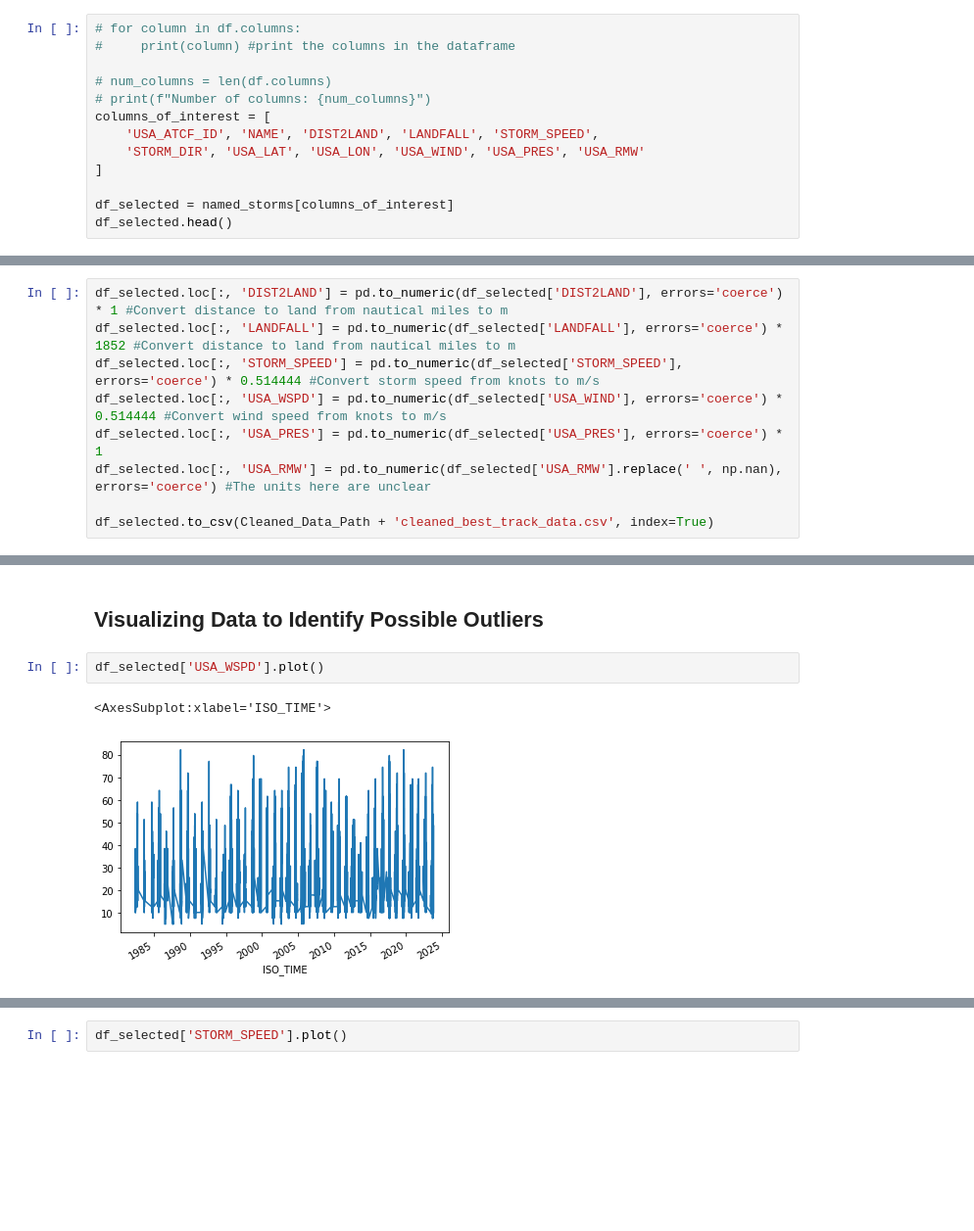
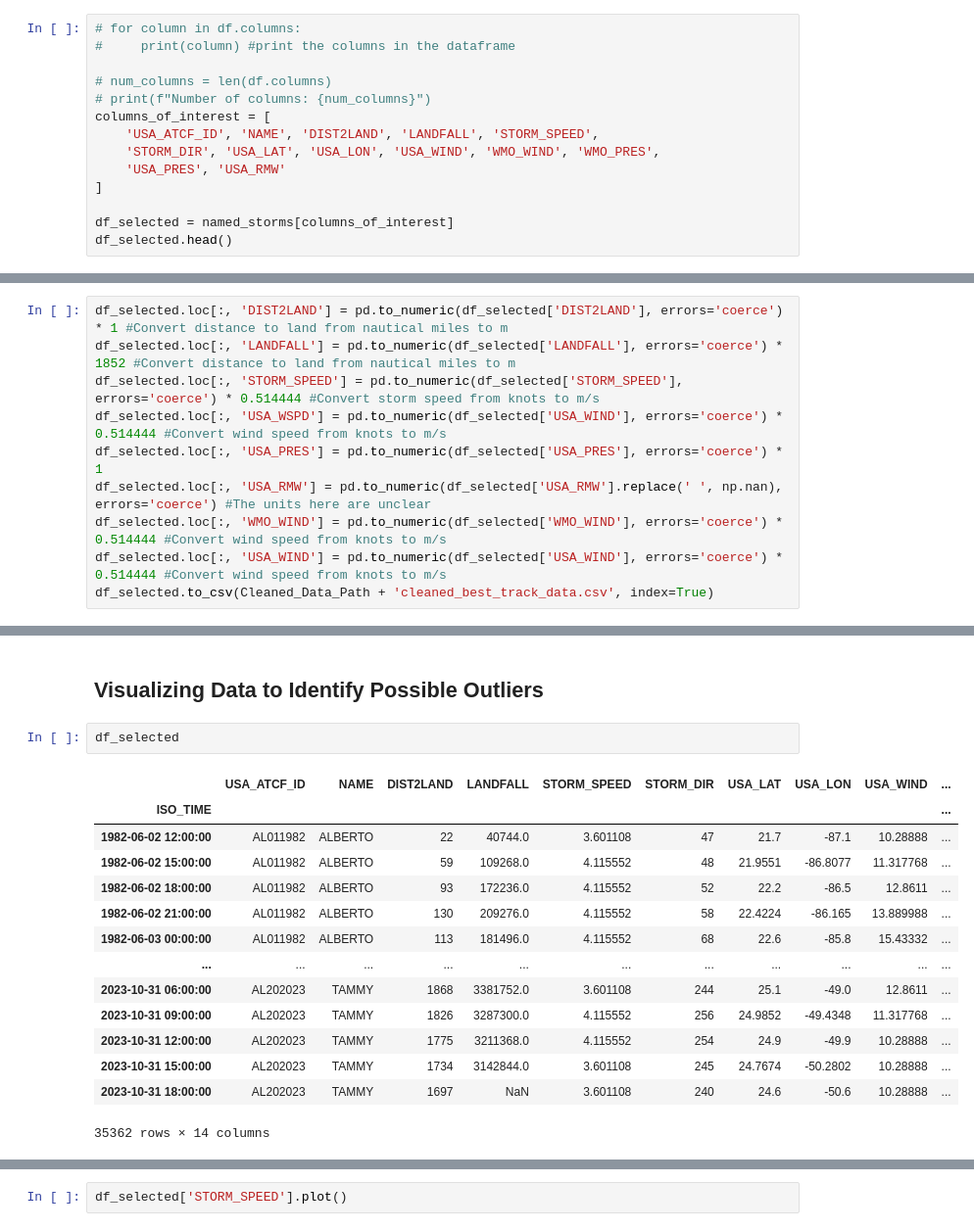
Before and after one commit to UW-MLGEO/MLGEO2024_TC_Tracks_Intensity, a Jupyter notebook: notebooks/clean_ibtracs_data.ipynb, the cells around one changed output, grey strips where cells are left out. Shown at 98% size. Cells and saved outputs as stored; diff of their text form; blank space fills up the shorter version.

```diff
--- a/notebooks/clean_ibtracs_data.ipynb
+++ b/notebooks/clean_ibtracs_data.ipynb
@@ -63,7 +63,8 @@ Currently the data has 163 columns but we are only interesed in the following:
 # print(f"Number of columns: {num_columns}")
 columns_of_interest = [
     'USA_ATCF_ID', 'NAME', 'DIST2LAND', 'LANDFALL', 'STORM_SPEED',
-    'STORM_DIR', 'USA_LAT', 'USA_LON', 'USA_WIND', 'USA_PRES', 'USA_RMW'
+    'STORM_DIR', 'USA_LAT', 'USA_LON', 'USA_WIND', 'WMO_WIND', 'WMO_PRES',
+    'USA_PRES', 'USA_RMW'
 ]
 
 df_selected = named_storms[columns_of_interest]
@@ -89,5 +90,6 @@ df_selected.loc[:, 'STORM_SPEED'] = pd.to_numeric(df_selected['STORM_SPEED'], er
 df_selected.loc[:, 'USA_WSPD'] = pd.to_numeric(df_selected['USA_WIND'], errors='coerce') * 0.514444 #Convert wind speed from knots to m/s
 df_selected.loc[:, 'USA_PRES'] = pd.to_numeric(df_selected['USA_PRES'], errors='coerce') * 1
 df_selected.loc[:, 'USA_RMW'] = pd.to_numeric(df_selected['USA_RMW'].replace(' ', np.nan), errors='coerce') #The units here are unclear
-
+df_selected.loc[:, 'WMO_WIND'] = pd.to_numeric(df_selected['WMO_WIND'], errors='coerce') * 0.514444 #Convert wind speed from knots to m/s
+df_selected.loc[:, 'USA_WIND'] = pd.to_numeric(df_selected['USA_WIND'], errors='coerce') * 0.514444 #Convert wind speed from knots to m/s
 df_selected.to_csv(Cleaned_Data_Path + 'cleaned_best_track_data.csv', index=True)
@@ -94,7 +102,19 @@ df_selected.to_csv(Cleaned_Data_Path + 'cleaned_best_track_data.csv', index=True
 # %% [markdown]
 ## Visualizing Data to Identify Possible Outliers
 # %%
-df_selected['USA_WSPD'].plot()
+df_selected
 # %% [output]
+|  | USA_ATCF_ID | NAME | DIST2LAND | LANDFALL | STORM_SPEED | STORM_DIR | USA_LAT | USA_LON | USA_WIND | ... |
+| ISO_TIME |  |  |  |  |  |  |  |  |  | ... |
+| 1982-06-02 12:00:00 | AL011982 | ALBERTO | 22 | 40744.0 | 3.601108 | 47 | 21.7 | -87.1 | 10.28888 | ... |
+| 1982-06-02 15:00:00 | AL011982 | ALBERTO | 59 | 109268.0 | 4.115552 | 48 | 21.9551 | -86.8077 | 11.317768 | ... |
+| 1982-06-02 18:00:00 | AL011982 | ALBERTO | 93 | 172236.0 | 4.115552 | 52 | 22.2 | -86.5 | 12.8611 | ... |
+| 1982-06-02 21:00:00 | AL011982 | ALBERTO | 130 | 209276.0 | 4.115552 | 58 | 22.4224 | -86.165 | 13.889988 | ... |
+| 1982-06-03 00:00:00 | AL011982 | ALBERTO | 113 | 181496.0 | 4.115552 | 68 | 22.6 | -85.8 | 15.43332 | ... |
+| ... | ... | ... | ... | ... | ... | ... | ... | ... | ... | ... |
+| 2023-10-31 06:00:00 | AL202023 | TAMMY | 1868 | 3381752.0 | 3.601108 | 244 | 25.1 | -49.0 | 12.8611 | ... |
+| 2023-10-31 09:00:00 | AL202023 | TAMMY | 1826 | 3287300.0 | 4.115552 | 256 | 24.9852 | -49.4348 | 11.317768 | ... |
+| 2023-10-31 12:00:00 | AL202023 | TAMMY | 1775 | 3211368.0 | 4.115552 | 254 | 24.9 | -49.9 | 10.28888 | ... |
+| 2023-10-31 15:00:00 | AL202023 | TAMMY | 1734 | 3142844.0 | 3.601108 | 245 | 24.7674 | -50.2802 | 10.28888 | ... |
+| 2023-10-31 18:00:00 | AL202023 | TAMMY | 1697 | NaN | 3.601108 | 240 | 24.6 | -50.6 | 10.28888 | ... |
-<AxesSubplot:xlabel='ISO_TIME'>
+35362 rows × 14 columns
-[figure, removed]
```
Also changed, not shown: parts of 3 cells of this notebook, 9 other files.
